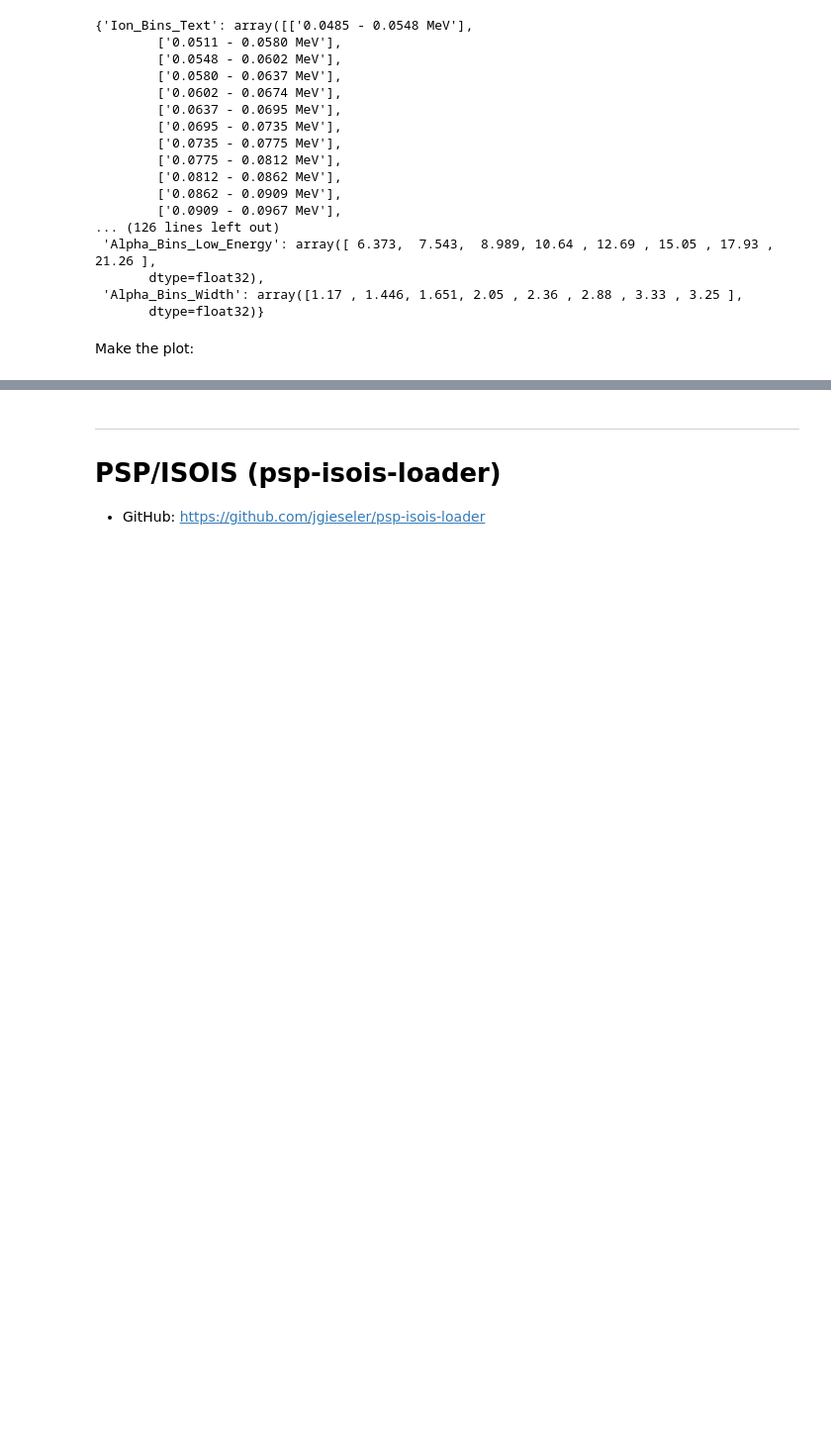
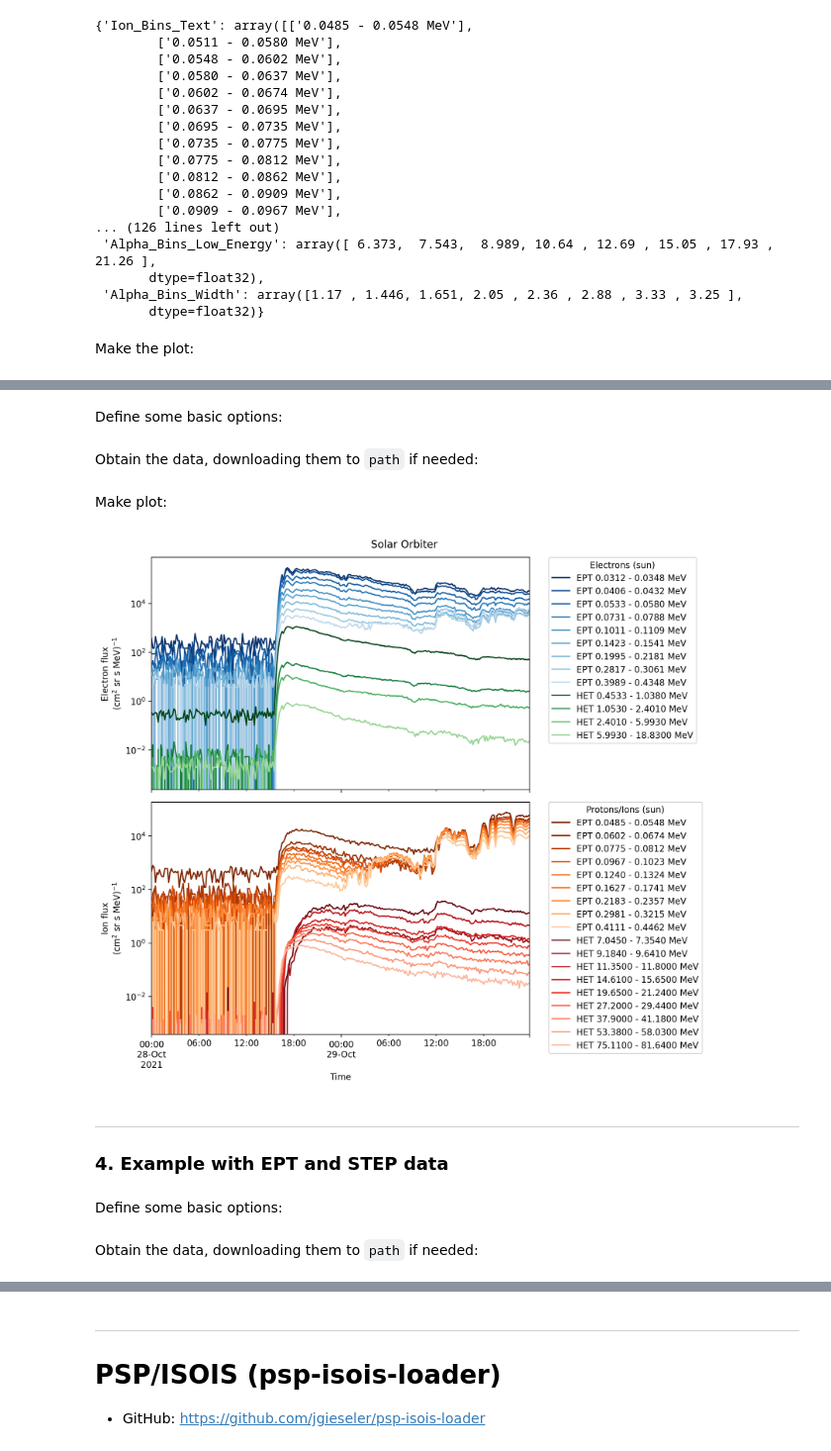
Before and after one commit to serpentine-h2020/serpentine, a Jupyter notebook: notebooks/sep_analysis_tools/data_loader.ipynb, the cells around one changed output, grey strips where cells are left out. Shown at 99% size. Drawn from its saved outputs; the diff is of its cells as text; code cells hidden in the pictures; blank space fills up the shorter version.

Commit message:
extend solo/epd examples

```diff
--- a/notebooks/sep_analysis_tools/data_loader.ipynb
+++ b/notebooks/sep_analysis_tools/data_loader.ipynb
@@ -225,10 +193,0 @@ Define some basic options:
-# %%
-# define start and end date of data to load (year, month, day):
-startdate = dt.datetime(2021, 10, 28)
-enddate = dt.datetime(2021, 10, 29)
-
-# change time resolution to get smoother curve
-resample = '5min'
-
-# define viewing direction of telescope (for EPT & HET)
-viewing = 'sun'
@@ -345,0 +225,14 @@ plt.subplots_adjust(hspace=0)
+# %% [markdown]
+Define some basic options:
+# %%
+# define start and end date of data to load (year, month, day):
+startdate = dt.datetime(2021, 10, 28)
+enddate = dt.datetime(2021, 10, 29)
+
+# change time resolution to get smoother curve
+resample = '10min'
+
+# define viewing direction of telescope (for EPT & HET)
+viewing = 'sun'
+# %% [markdown]
+Obtain the data, downloading them to `path` if needed:
@@ -345,0 +251,53 @@ plt.subplots_adjust(hspace=0)
+# %% [markdown]
+Make plot:
+# %%
+fig, axs = plt.subplots(2, sharex=True, figsize=(10, 9), dpi=200)
+
+
+# Make list of gradually changing colors. Use a maplotlib
+# colormap (cm) and divide it with np.linspace(0,1,12)), i.e. in 12 parts
+axs[0].set_prop_cycle('color', plt.cm.Blues_r(np.linspace(0,1,12)))
+# plot selection of ept electron channels
+for channel in [0, 4, 8, 12, 16, 20, 24, 28, 32]:
+   df_electrons_ept['Electron_Flux'][f'Electron_Flux_{channel}'].resample(resample).mean().plot(
+      ax = axs[0], logy=True, label='EPT '+energies_ept["Electron_Bins_Text"][channel][0])
+
+# Make list of gradually changing colors. Use a maplotlib
+# colormap (cm) and divide it with np.linspace(0,1,6)), i.e. in 6 parts
+axs[0].set_prop_cycle('color', plt.cm.Greens_r(np.linspace(0,1,6)))
+# plot selection of het electron channels
+for channel in [0, 1, 2, 3]:
+   df_electrons_het['Electron_Flux'][f'Electron_Flux_{channel}'].resample(resample).mean().plot(
+      ax = axs[0], logy=True, label='HET '+energies_het["Electron_Bins_Text"][channel][0])
+
+
+# Make list of gradually changing colors. Use a maplotlib
+# colormap (cm) and divide it with np.linspace(0,1,12)), i.e. in 12 parts
+axs[1].set_prop_cycle('color', plt.cm.Oranges_r(np.linspace(0,1,12)))
+# plot selection of ept ion channels
+for channel in [0, 4, 8, 12, 16, 20, 24, 28, 32]:
+   df_protons_ept['Ion_Flux'][f'Ion_Flux_{channel}'].resample(resample).mean().plot(
+      ax = axs[1], logy=True, label='EPT '+energies_ept["Ion_Bins_Text"][channel][0])
+
+# Make list of gradually changing colors. Use a maplotlib
+# colormap (cm) and divide it with np.linspace(0,1,12)), i.e. in 12 parts
+axs[1].set_prop_cycle('color', plt.cm.Reds_r(np.linspace(0,1,12)))
+# plot selection of het ion channels
+for channel in [0, 4, 8, 12, 16, 20, 24, 28, 32]:
+   df_protons_het['H_Flux'][f'H_Flux_{channel}'].resample(resample).mean().plot(
+      ax = axs[1], logy=True, label='HET '+energies_het["H_Bins_Text"][channel][0])
+
+axs[0].set_ylabel("Electron flux\n"+r"(cm$^2$ sr s MeV)$^{-1}$")
+axs[1].set_ylabel("Ion flux\n"+r"(cm$^2$ sr s MeV)$^{-1}$")
+axs[0].legend(bbox_to_anchor=(1.05, 1), loc=2, borderaxespad=0., title=f'Electrons ({viewing})')
+axs[1].legend(bbox_to_anchor=(1.05, 1), loc=2, borderaxespad=0., title=f'Protons/Ions ({viewing})')
+fig.suptitle('Solar Orbiter')
+plt.subplots_adjust(hspace=0)
+plt.tight_layout()
+# %% [output]
+[figure, added]
+# %% [markdown]
+---
+### 4. Example with EPT and STEP data <a class="anchor" id="Solar_Orbiter_EPT_STEP"></a>
+# %% [markdown]
+Define some basic options:
@@ -345,0 +314,2 @@ plt.subplots_adjust(hspace=0)
+# %% [markdown]
+Obtain the data, downloading them to `path` if needed:
```
Also changed, not shown: parts of 25 cells of this notebook.
